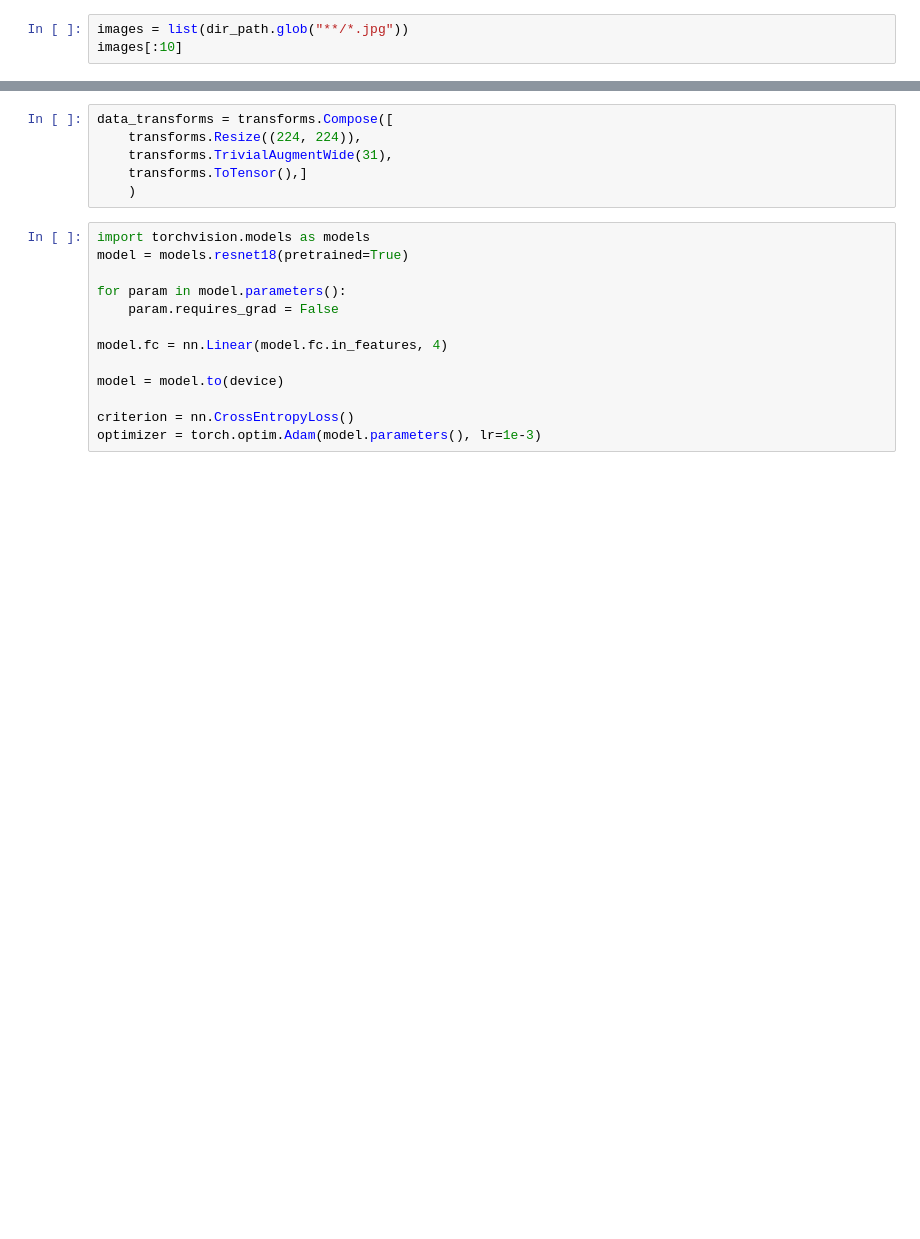
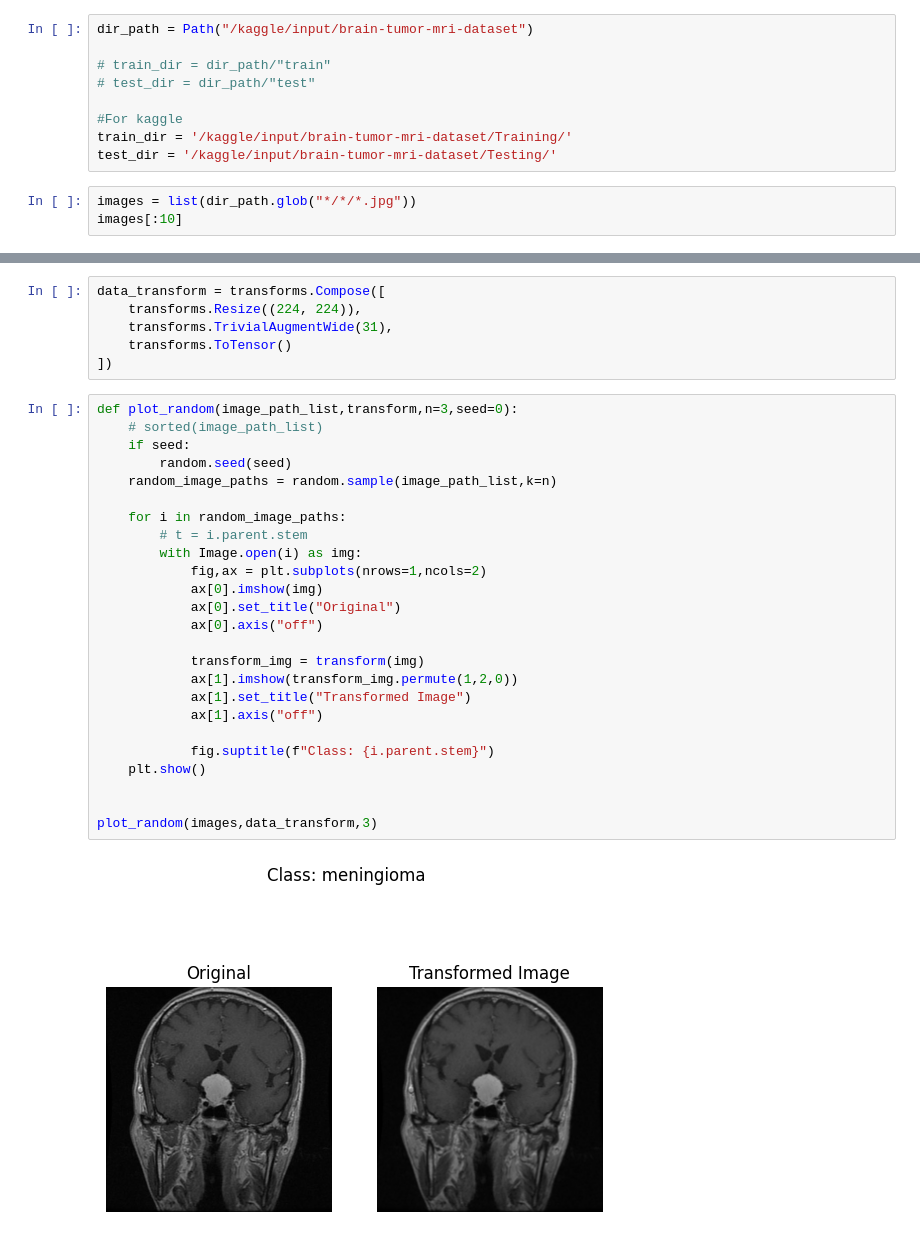
Before and after one commit to Graphical27/Brain-Tumor-Detection, a Jupyter notebook: resnet18 model.ipynb, the cells around one changed output, grey strips where cells are left out. Saved outputs shown, nothing was run; the diff lists cells and outputs as text; blank space fills up the shorter version.

Commit message:
Update both Resnet and vgg

```diff
--- a/resnet18 model.ipynb
+++ b/resnet18 model.ipynb
@@ -16,4 +14,13 @@ test_dir= dir_path /"test"
+# %%
+dir_path = Path("/kaggle/input/brain-tumor-mri-dataset")
+
+# train_dir = dir_path/"train"
+# test_dir = dir_path/"test"
+
+#For kaggle
+train_dir = '/kaggle/input/brain-tumor-mri-dataset/Training/'
+test_dir = '/kaggle/input/brain-tumor-mri-dataset/Testing/'
 # %%
-images = list(dir_path.glob("**/*.jpg"))
+images = list(dir_path.glob("*/*/*.jpg"))
 images[:10]
 # %% [output]
@@ -41,19 +48,33 @@ plt.show()
 # %%
-data_transforms = transforms.Compose([
+data_transform = transforms.Compose([
     transforms.Resize((224, 224)),
     transforms.TrivialAugmentWide(31),
-    transforms.ToTensor(),]
-    )
+    transforms.ToTensor()
+])
-# %%
-import torchvision.models as models
-model = models.resnet18(pretrained=True)
-
-for param in model.parameters():
-    param.requires_grad = False
-
-model.fc = nn.Linear(model.fc.in_features, 4)
-
-model = model.to(device)
-
-criterion = nn.CrossEntropyLoss()
-optimizer = torch.optim.Adam(model.parameters(), lr=1e-3)
+# %%
+def plot_random(image_path_list,transform,n=3,seed=0):
+    # sorted(image_path_list)
+    if seed:
+        random.seed(seed)
+    random_image_paths = random.sample(image_path_list,k=n)
+
+    for i in random_image_paths:
+        # t = i.parent.stem
+        with Image.open(i) as img:
+            fig,ax = plt.subplots(nrows=1,ncols=2)
+            ax[0].imshow(img)
+            ax[0].set_title("Original")
+            ax[0].axis("off")
+
+            transform_img = transform(img)
+            ax[1].imshow(transform_img.permute(1,2,0))
+            ax[1].set_title("Transformed Image")
+            ax[1].axis("off")
+
+            fig.suptitle(f"Class: {i.parent.stem}")
+    plt.show()
+
+
+plot_random(images,data_transform,3)
+# %% [output]
+[figure, added]
```
Also changed, not shown: parts of 12 cells of this notebook, 3 other files.
